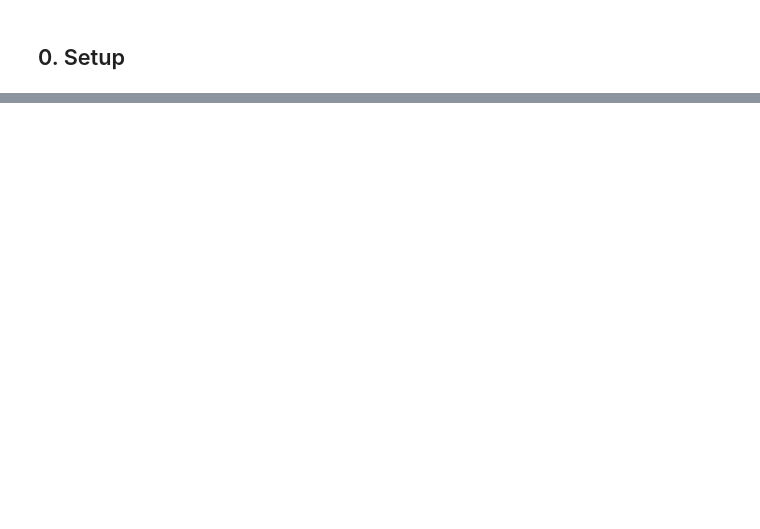
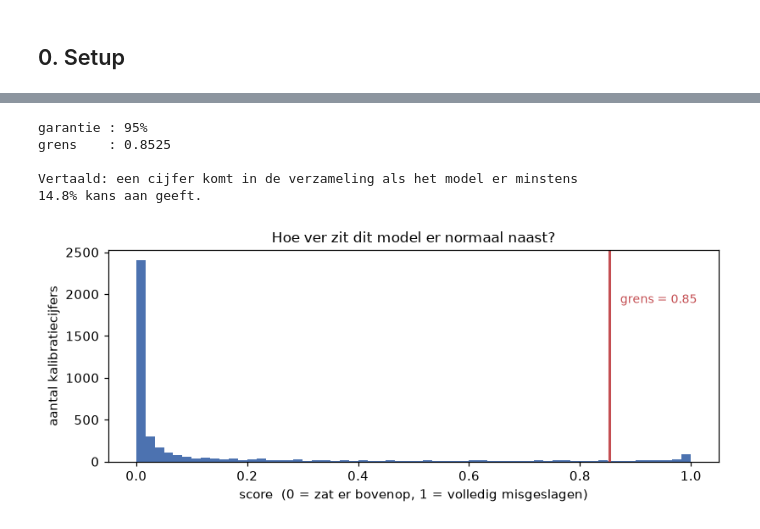
Before and after one commit to kristofsl/pxl-demo, a Jupyter notebook: 05-conformal-predictions/conformal-prediction.ipynb, the cells around one changed output, grey strips where cells are left out. Cells and saved outputs as stored; diff of their text form; code cells hidden in the pictures; blank space fills up the shorter version.

```diff
--- a/05-conformal-predictions/conformal-prediction.ipynb
+++ b/05-conformal-predictions/conformal-prediction.ipynb
@@ -653,0 +158,29 @@ En wat je ervoor terugkreeg:
+# %%
+ALPHA = 0.05                                  # 0.05 -> 95% garantie
+
+n = len(score)
+niveau = np.ceil((n + 1) * (1 - ALPHA)) / n
+grens = np.quantile(score, niveau, method="higher")
+
+print(f"garantie : {1 - ALPHA:.0%}")
+print(f"grens    : {grens:.4f}")
+print()
+print(f"Vertaald: een cijfer komt in de verzameling als het model er minstens")
+print(f"{1 - grens:.1%} kans aan geeft.")
+
+fig, ax = plt.subplots(figsize=(7.5, 3.2))
+ax.hist(score, bins=60, color="#4C72B0")
+ax.axvline(grens, color="#C44E52", lw=2)
+ax.text(grens + 0.02, ax.get_ylim()[1] * 0.75, f"grens = {grens:.2f}",
+        color="#C44E52", fontsize=9)
+ax.set_xlabel("score  (0 = zat er bovenop, 1 = volledig misgeslagen)")
+ax.set_ylabel("aantal kalibratiecijfers")
+ax.set_title("Hoe ver zit dit model er normaal naast?", fontsize=11)
+plt.tight_layout(); plt.show()
+# %% [output]
+garantie : 95%
+grens    : 0.8525
+
+Vertaald: een cijfer komt in de verzameling als het model er minstens
+14.8% kans aan geeft.
+[figure, added]
```
Also changed, not shown: parts of 49 cells of this notebook, 2 other files.
